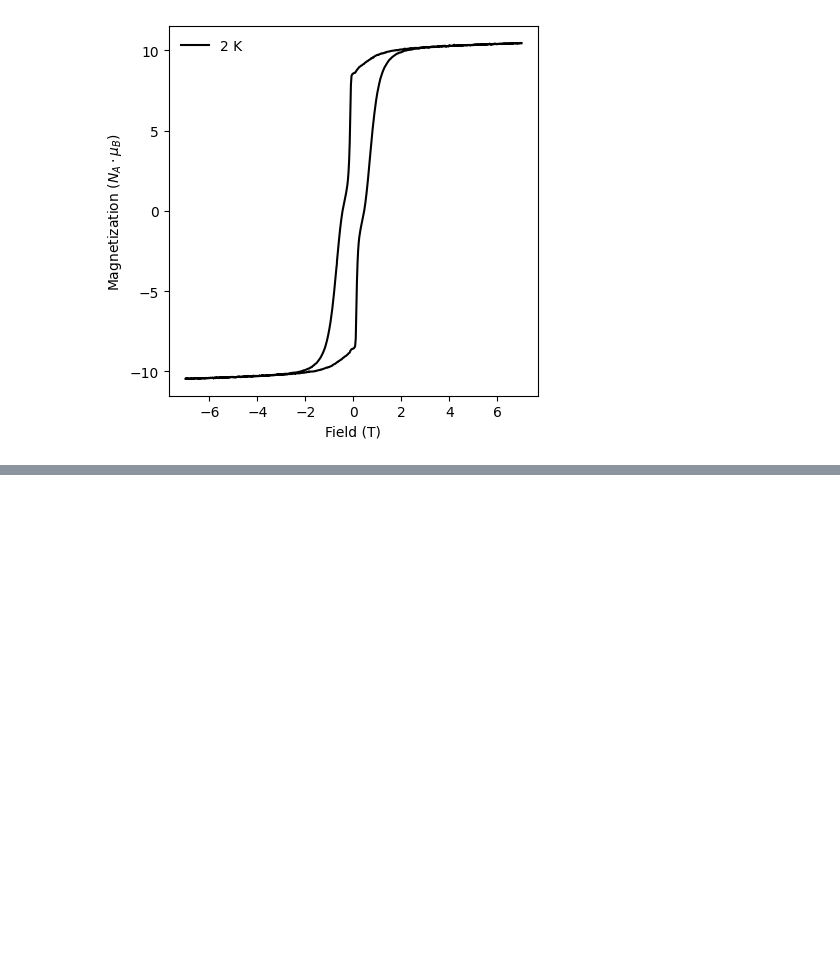
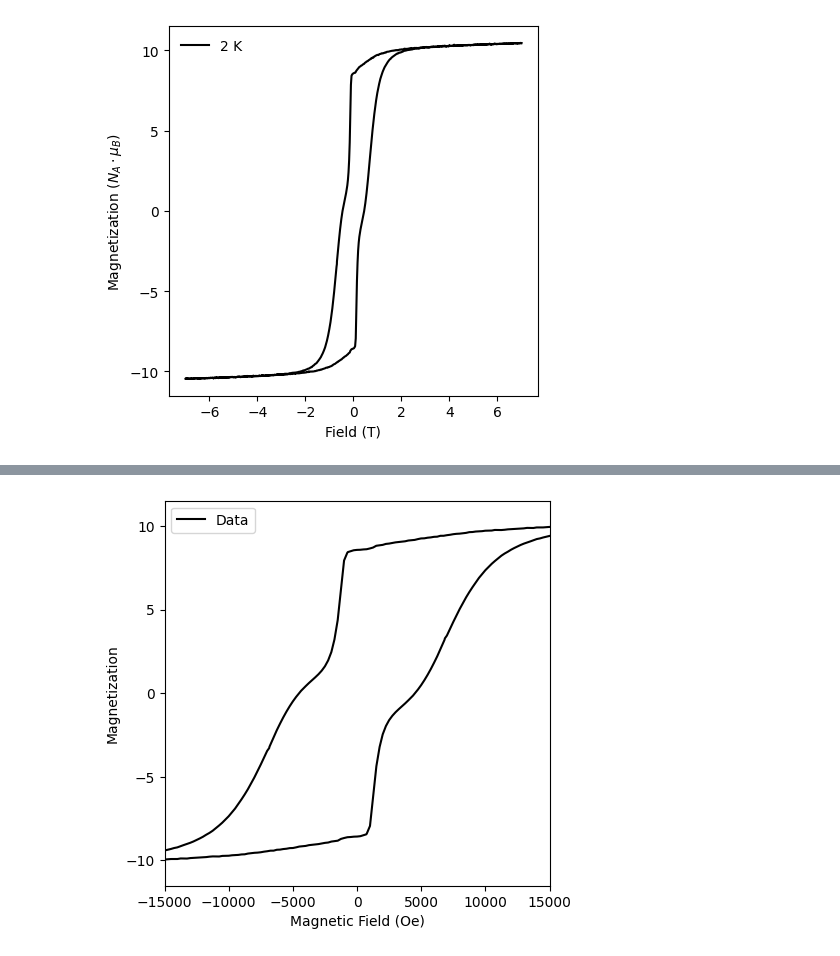
Before and after one commit to RinehartGroup/MagnetoPy, a Jupyter notebook: docs/examples/cauchy.ipynb, the cells around one changed output, grey strips where cells are left out. Cells and saved outputs as stored; diff of their text form; code cells hidden in the pictures; blank space fills up the shorter version.

```diff
--- a/docs/examples/cauchy.ipynb
+++ b/docs/examples/cauchy.ipynb
@@ -16,0 +24,5 @@ fig, ax = mvsh.plot()
+# %%
+cauchy_cdf1 = mp.CauchyCDFAnalysis(dset1, mp.CauchyParsingArgs(2, "forward"), 2)
+fig, ax = cauchy_cdf1.plot()
+# %% [output]
+[figure, added]
```
Also changed, not shown: parts of 12 cells of this notebook, 4 other files.
